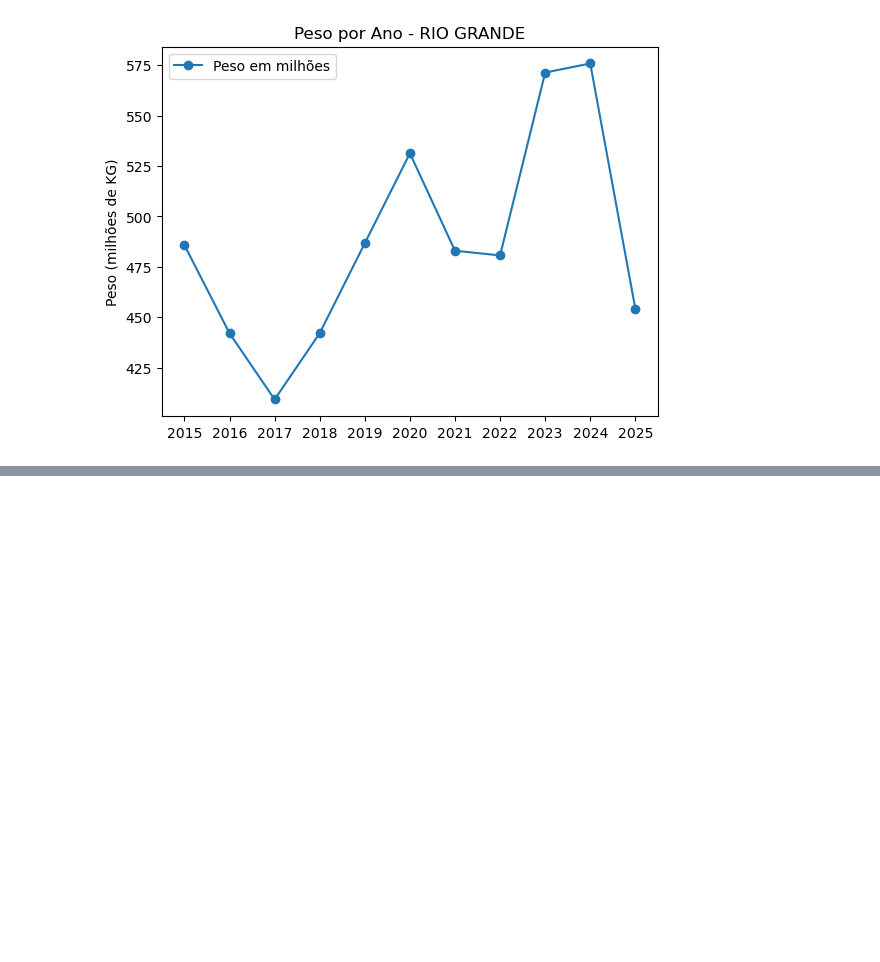
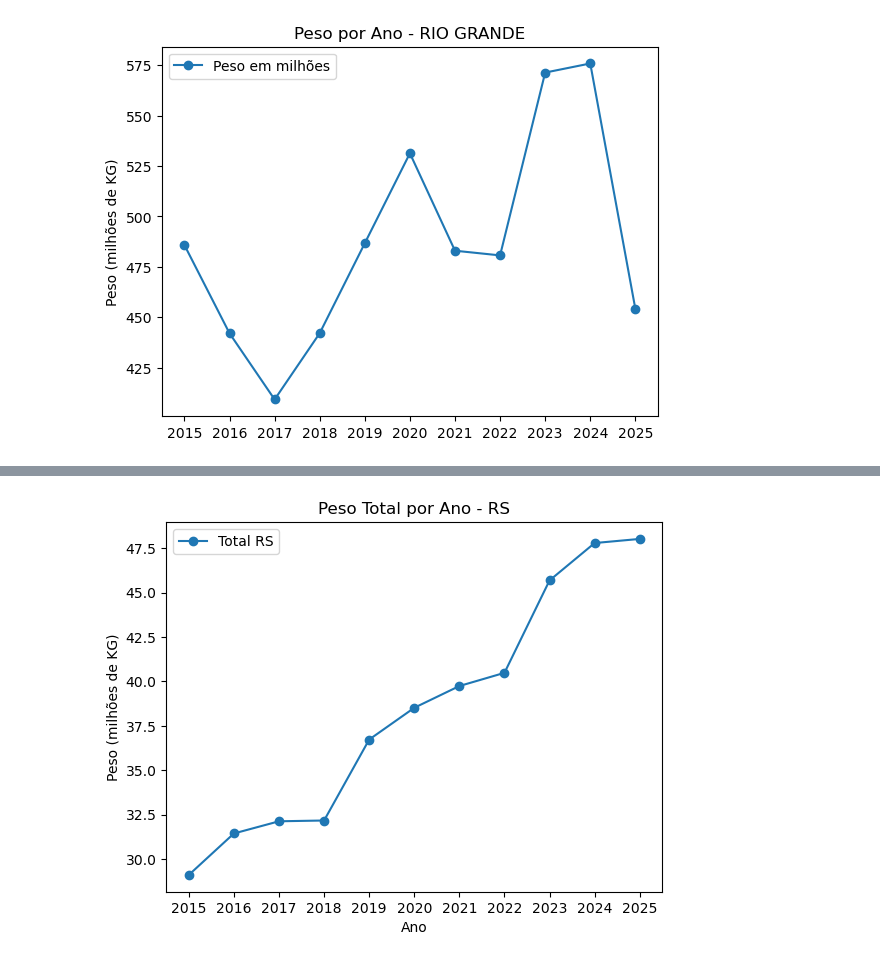
Before and after one commit to MatheusD1as/ProjetoLogistica, a Jupyter notebook: analise.ipynb, the cells around one changed output, grey strips where cells are left out. Saved outputs shown, nothing was run; the diff lists cells and outputs as text; code cells hidden in the pictures; blank space fills up the shorter version.

```diff
--- a/analise.ipynb
+++ b/analise.ipynb
@@ -170,0 +235,47 @@ plt.show()
+# %%
+import pandas as pd
+
+arquivo = "data_RS.xlsx"
+
+abas = [
+    "JAGUARAO",
+    "BAGE",
+    "SANTANA DO LIVRAMENTO ",
+    "URUGUAIANA",
+    "SAO BORJA",
+    "CHUI",
+    "PORTO ALEGRE",
+    "RIO GRANDE"
+]
+
+lista_df = []
+
+for aba in abas:
+    df = pd.read_excel(arquivo, sheet_name=aba)
+    lista_df.append(df)
+
+# juntar tudo
+df_total = pd.concat(lista_df, ignore_index=True)
+
+# agrupar por ano (somando tudo)
+df_media_total = (
+    df_total
+    .groupby("Ano")["Peso_KG"]
+    .mean()
+    .reset_index()
+)
+# %%
+df_media_total["Peso_milhoes"] = df_media_total["Peso_KG"] / 1_000_000
+
+plt.figure()
+plt.plot(df_media_total["Ano"], df_media_total["Peso_milhoes"], marker='o', label="Total RS")
+
+plt.title("Peso Total por Ano - RS")
+plt.xlabel("Ano")
+plt.ylabel("Peso (milhões de KG)")
+plt.xticks(range(df_media_total["Ano"].min(), df_media_total["Ano"].max() + 1))
+
+plt.legend()
+plt.show()
+# %% [output]
+[figure, added]
```
Also changed, not shown: parts of 4 cells of this notebook.
